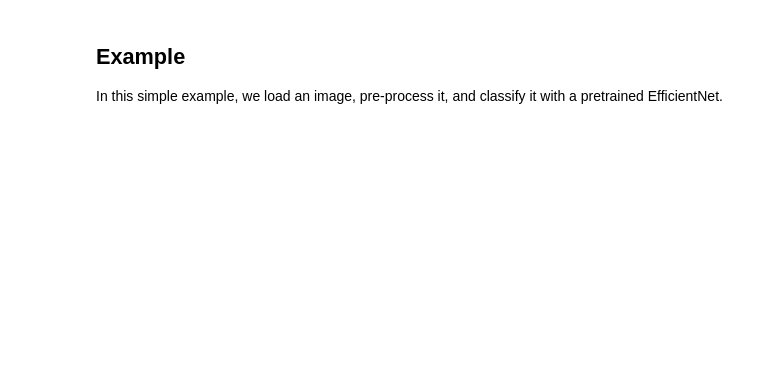
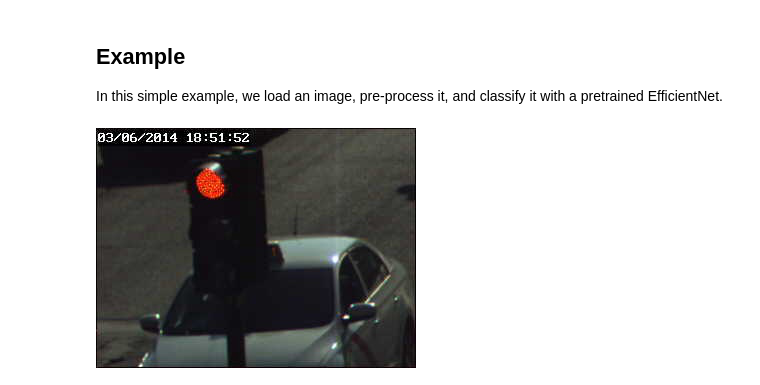
Before and after one commit to VileosOmnivision/EfficientNet-PyTorch, a Jupyter notebook: examples/morfeo/example.ipynb, the cells around one changed output. Saved outputs shown, nothing was run; the diff lists cells and outputs as text; code cells hidden in the pictures; blank space fills up the shorter version.

```diff
--- a/examples/morfeo/example.ipynb
+++ b/examples/morfeo/example.ipynb
@@ -15,8 +15,10 @@ model_name = 'efficientnet-b0'
 image_size = 128  # EfficientNet.get_image_size(model_name) # 224
 # %%
 # Open image
-img = Image.open('verde.jpg')
+img = Image.open('rojo.jpg')
 img
+# %% [output]
+[figure, added]
 # %%
 # Preprocess image
 tfms = transforms.Compose([transforms.Resize(image_size), transforms.CenterCrop(image_size),
```
Also changed, not shown: parts of 4 cells of this notebook, 1 other file.
